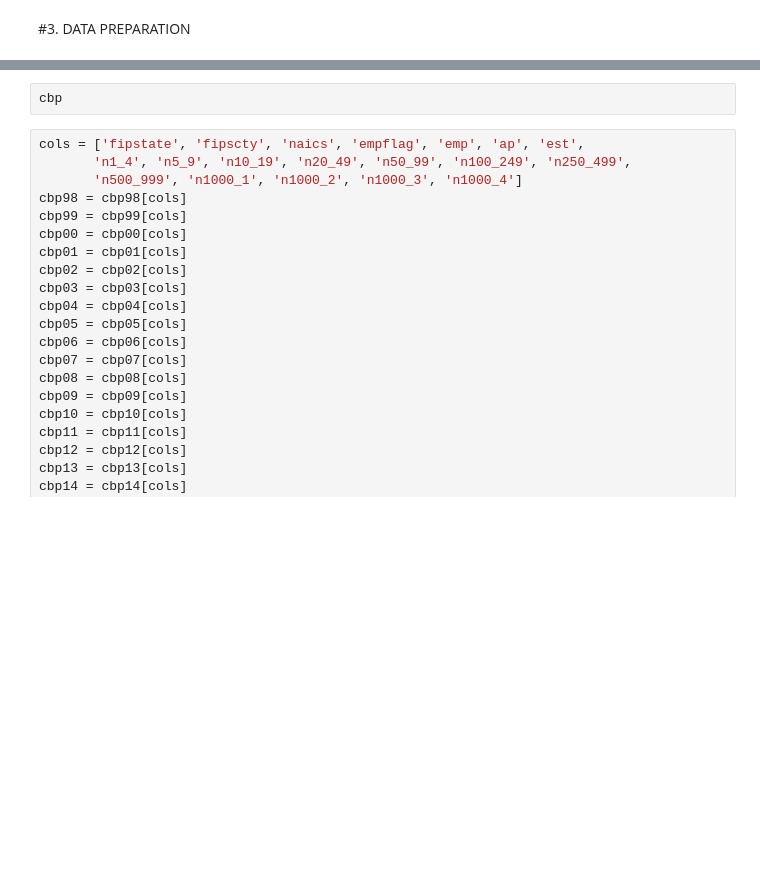
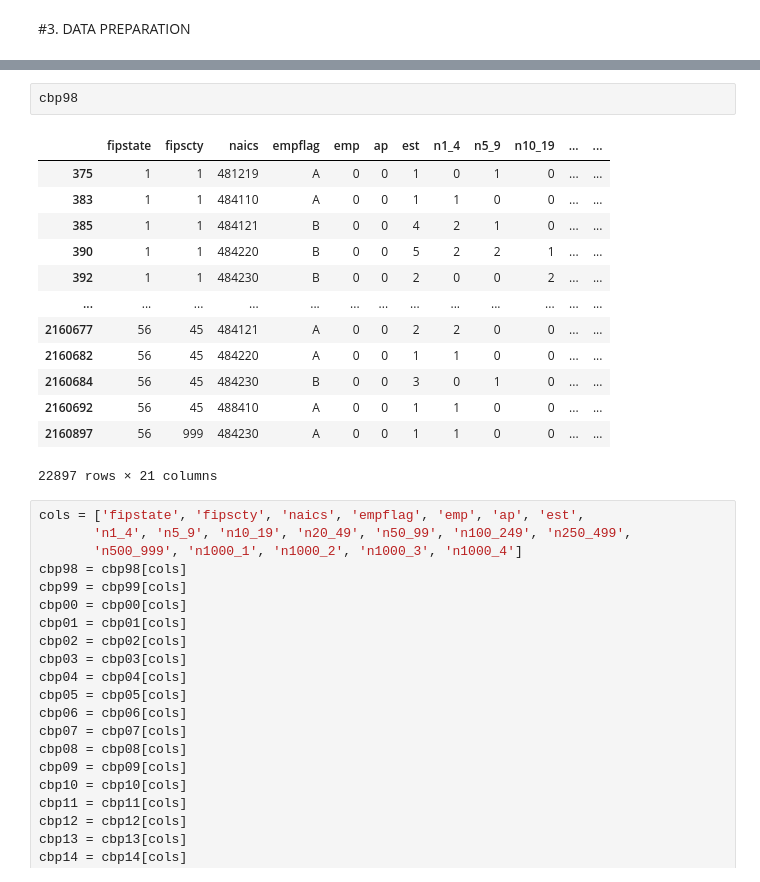
Before and after one commit to ReidelVichot/LC_identification, a Jupyter notebook: LC_identification_3_11_24.ipynb, the cells around one changed output, grey strips where cells are left out. Cells and saved outputs as stored; diff of their text form; blank space fills up the shorter version.

```diff
--- a/LC_identification_3_11_24.ipynb
+++ b/LC_identification_3_11_24.ipynb
@@ -91,5 +102,19 @@ for year in range()
-# %%
-cbp
+# %%
+cbp98
+# %% [output]
+|  | fipstate | fipscty | naics | empflag | emp | ap | est | n1_4 | n5_9 | n10_19 | ... | ... |
+| 375 | 1 | 1 | 481219 | A | 0 | 0 | 1 | 0 | 1 | 0 | ... | ... |
+| 383 | 1 | 1 | 484110 | A | 0 | 0 | 1 | 1 | 0 | 0 | ... | ... |
+| 385 | 1 | 1 | 484121 | B | 0 | 0 | 4 | 2 | 1 | 0 | ... | ... |
+| 390 | 1 | 1 | 484220 | B | 0 | 0 | 5 | 2 | 2 | 1 | ... | ... |
+| 392 | 1 | 1 | 484230 | B | 0 | 0 | 2 | 0 | 0 | 2 | ... | ... |
+| ... | ... | ... | ... | ... | ... | ... | ... | ... | ... | ... | ... | ... |
+| 2160677 | 56 | 45 | 484121 | A | 0 | 0 | 2 | 2 | 0 | 0 | ... | ... |
+| 2160682 | 56 | 45 | 484220 | A | 0 | 0 | 1 | 1 | 0 | 0 | ... | ... |
+| 2160684 | 56 | 45 | 484230 | B | 0 | 0 | 3 | 0 | 1 | 0 | ... | ... |
+| 2160692 | 56 | 45 | 488410 | A | 0 | 0 | 1 | 1 | 0 | 0 | ... | ... |
+| 2160897 | 56 | 999 | 484230 | A | 0 | 0 | 1 | 1 | 0 | 0 | ... | ... |
+22897 rows × 21 columns
 # %%
 cols = ['fipstate', 'fipscty', 'naics', 'empflag', 'emp', 'ap', 'est',
        'n1_4', 'n5_9', 'n10_19', 'n20_49', 'n50_99', 'n100_249', 'n250_499',
```
Also changed, not shown: parts of 4 cells of this notebook.
